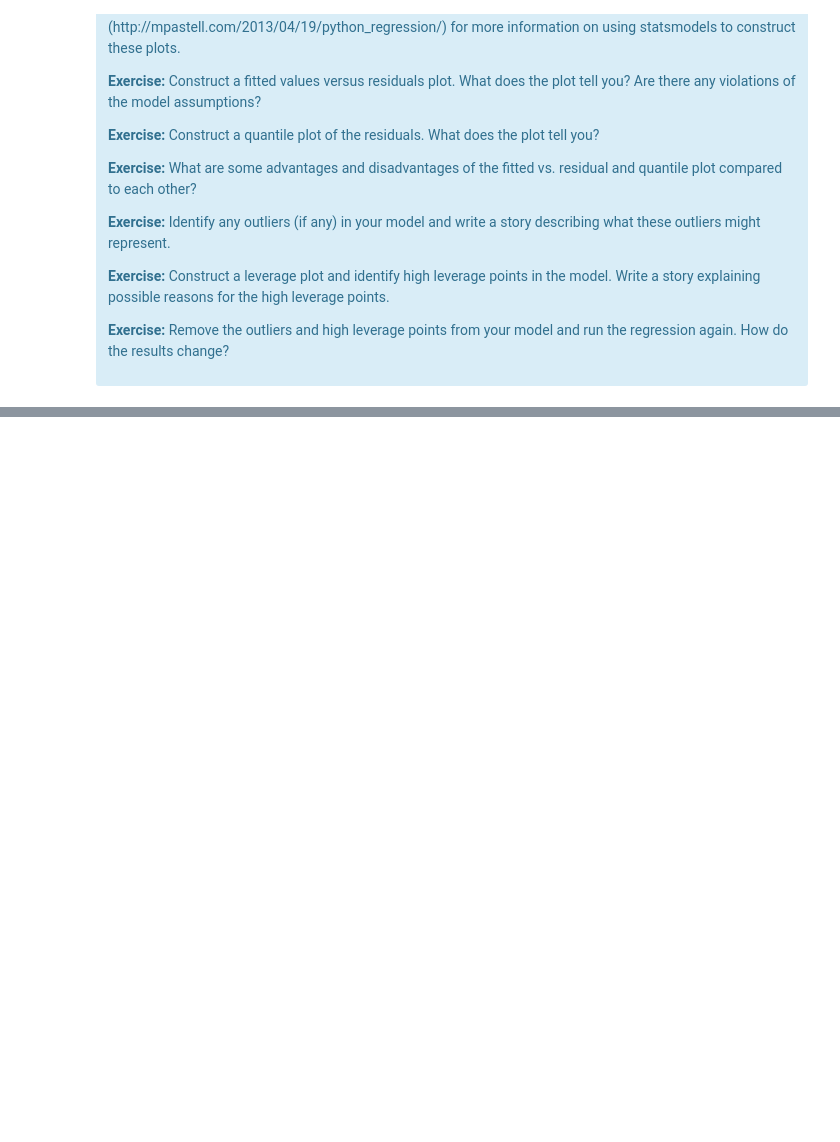
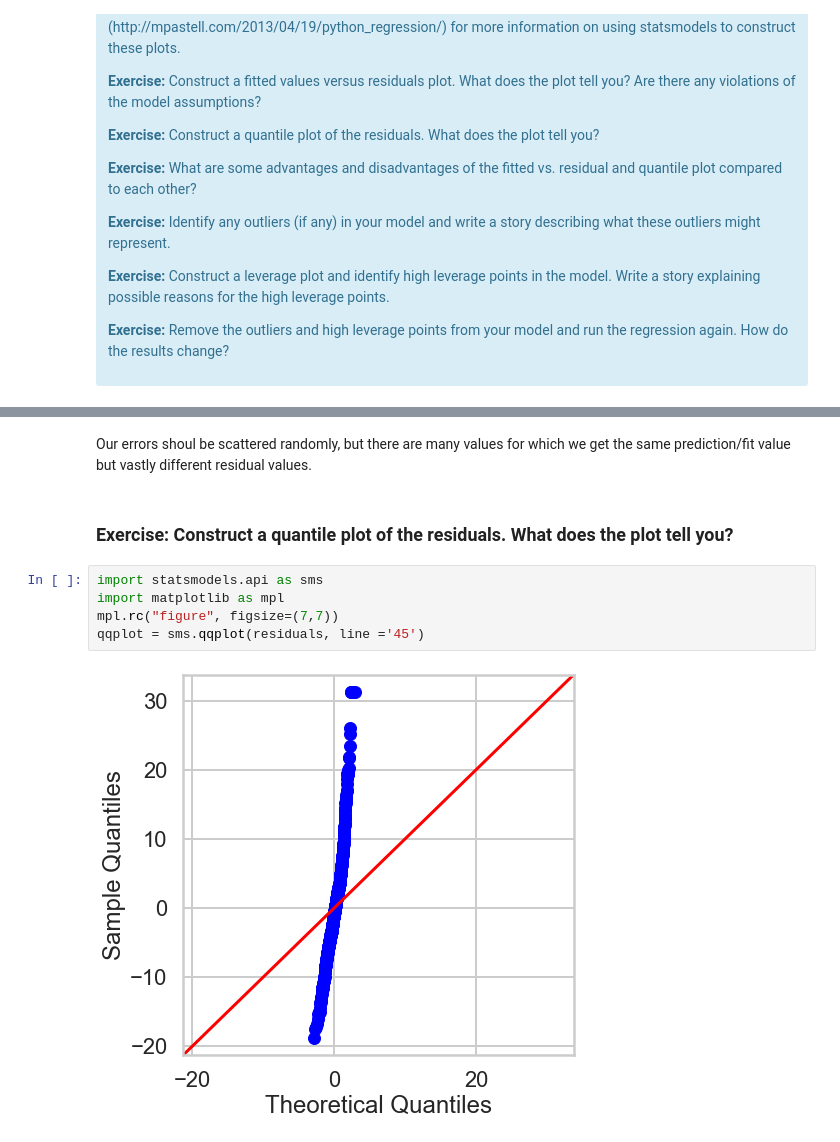
Before and after one commit to jiavila/Springboard, a Jupyter notebook: Projects/linear_regression/Mini_Project_Linear_Regression.ipynb, the cells around one changed output, grey strips where cells are left out. Drawn from its saved outputs; the diff is of its cells as text; blank space fills up the shorter version.

```diff
--- a/Projects/linear_regression/Mini_Project_Linear_Regression.ipynb
+++ b/Projects/linear_regression/Mini_Project_Linear_Regression.ipynb
@@ -791,0 +971,11 @@ There are some other issues that are important investigate with linear regressio
+# %% [markdown]
+Our errors shoul be scattered randomly, but there are many values for which we get the same prediction/fit value but vastly different residual values.
+# %% [markdown]
+### Exercise: Construct a quantile plot of the residuals. What does the plot tell you?
+# %%
+import statsmodels.api as sms
+import matplotlib as mpl
+mpl.rc("figure", figsize=(7,7))
+qqplot = sms.qqplot(residuals, line ='45')
+# %% [output]
+[figure, added]
```
Also changed, not shown: parts of 58 cells of this notebook.
